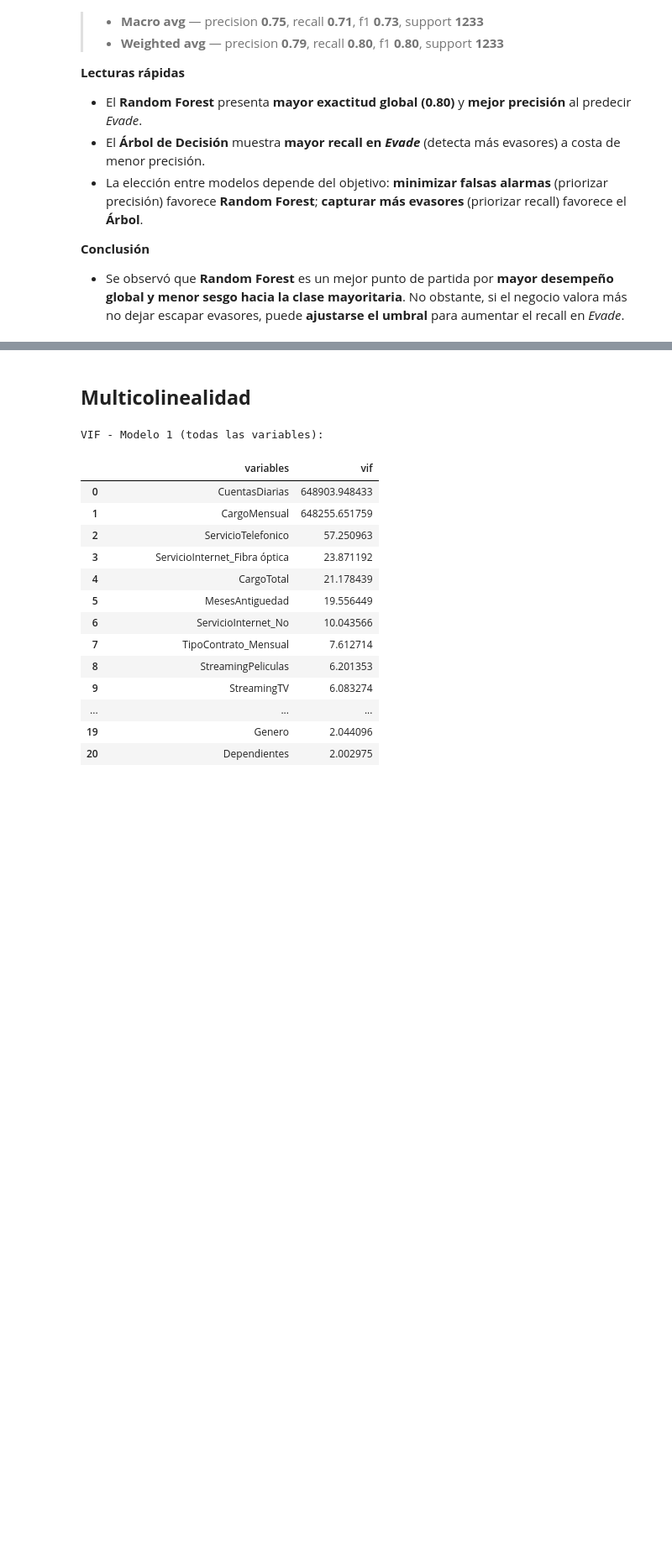
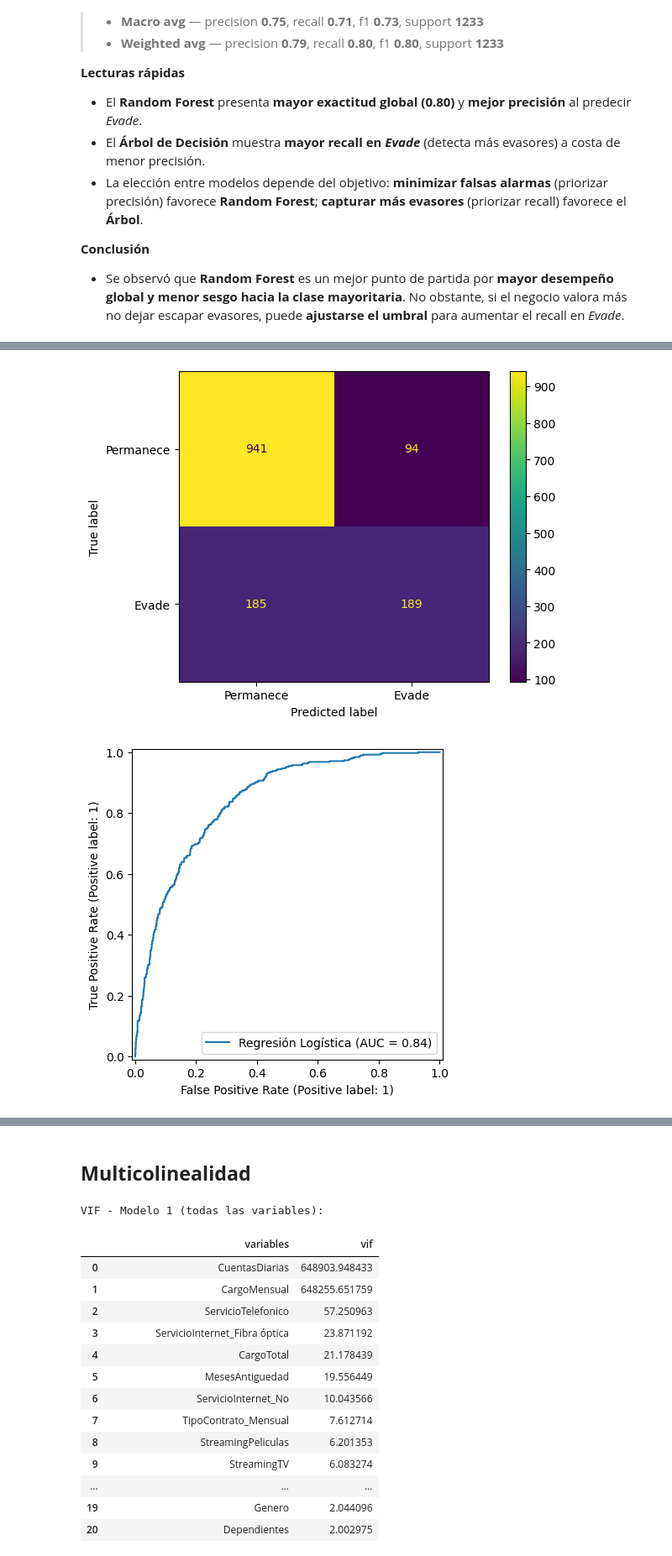
Before and after one commit to DanielRaiicHu/telecom_x_2, a Jupyter notebook: telecom_x_2.ipynb, the cells around one changed output, grey strips where cells are left out. Shown at 84% size. Drawn from its saved outputs; the diff is of its cells as text; code cells hidden in the pictures; blank space fills up the shorter version.

Commit message:
Actualización: Agregando Modelo de Regresión Lineal

```diff
--- a/telecom_x_2.ipynb
+++ b/telecom_x_2.ipynb
@@ -777,3 +780,70 @@ weighted avg       0.79      0.80      0.80      1233
 **Conclusión**
 
 * Se observó que **Random Forest** es un mejor punto de partida por **mayor desempeño global y menor sesgo hacia la clase mayoritaria**. No obstante, si el negocio valora más no dejar escapar evasores, puede **ajustarse el umbral** para aumentar el recall en *Evade*.
+# %%
+from sklearn.linear_model import LogisticRegression
+# Crear una instancia del modelo de regresión logística
+modelo_logistica = LogisticRegression(max_iter=2000, solver='liblinear')
+# Entrenar el modelo con los datos de entrenamiento
+modelo_logistica.fit(X_train, y_train)
+print(f'La exactitud del Modelo de Regresión Logística con el conjunto de entrenamiento es de: {modelo_logistica.score(X_train,y_train)}')
+print(f'La exactitud del Modelo de Regresión Logística con el conjunto de validación es de: {modelo_logistica.score(X_val,y_val)}')
+
+
+
+# Realizar predicciones en el conjunto de prueba
+y_previsto_logistica = modelo_logistica.predict(X_val)
+# Matriz de Confusión tipo Array - Modelo Regresión Logística
+matriz_confusion_logistica = confusion_matrix(y_val, y_previsto_logistica)
+print(matriz_confusion_logistica)
+
+
+
+# Matriz de Confusión - Modelo Regresión Logística
+visualizacion_logistica = ConfusionMatrixDisplay(
+    confusion_matrix=matriz_confusion_logistica,
+    display_labels=['Permanece', 'Evade']  # Etiquetas para las clases 0 y 1
+)
+visualizacion_logistica.plot();
+
+
+
+# Métricas Modelo Regresión Logística
+print(f'La precisión del modelo de Regresión Logística es: {precision_score(y_val,y_previsto_logistica)}')
+print(f'La sensibilidad (recall) del modelo de Regresión Logística es: {recall_score(y_val,y_previsto_logistica)}')
+print(f'La exactitud (accuracy) del modelo de Regresión Logística es: {accuracy_score(y_val,y_previsto_logistica)}')
+print(f'El F1-Score del modelo de Regresión Logística es: {f1_score(y_val,y_previsto_logistica)}')
+
+
+
+# Calcular las probabilidades de predicción en el conjunto de prueba
+y_proba_logistica = modelo_logistica.predict_proba(X_val)[:, 1]
+# Curva ROC Modelo Regresión Logística
+RocCurveDisplay.from_predictions(y_val, y_proba_logistica,  name='Regresión Logística');
+
+
+
+# El Área Bajo la Curva (AUC) - Modelo Regresión Logística
+print("El área bajo la curva ROC del modelo de Regresión Logística es de:", roc_auc_score(y_val, y_proba_logistica))
+
+
+
+# Curva de Precisión x Recall - Modelo Regresión Logística
+PrecisionRecallDisplay.from_predictions(y_val, y_proba_logistica, name='Regresión Logística');
+
+
+
+# Métrica AP - Modelo Regresión Logística
+print(f'El score promedio de precisión vs recall para el modelo de Regresión Logística es de: {average_precision_score(y_val, y_proba_logistica)}')
+
+
+
+# Informe de Métricas para Modelo de Regresión Logística
+print('\n*******************************************************\n')
+print(f'Informe de Métricas para Modelo de Regresión Logística:\n\n{classification_report(y_val, y_previsto_logistica)}')
+
+
+
+# (Opcional) Imprime los coeficientes del modelo para entender la importancia de las variables
+# print("Coeficientes del modelo:\n", modelo_logistica.coef_)
+# %% [output]
@@ -779,0 +867,2 @@ weighted avg       0.79      0.80      0.80      1233
+[figure, added]
+[figure, added]
```
Also changed, not shown: parts of 22 cells of this notebook.
